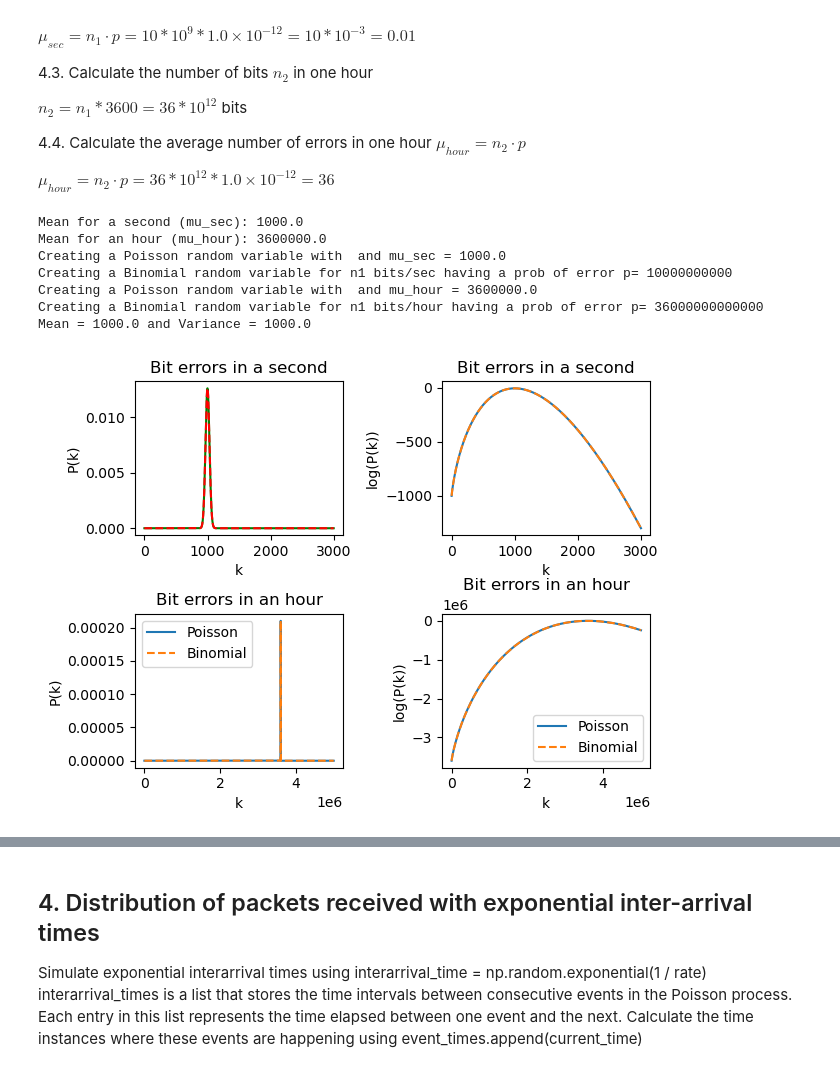
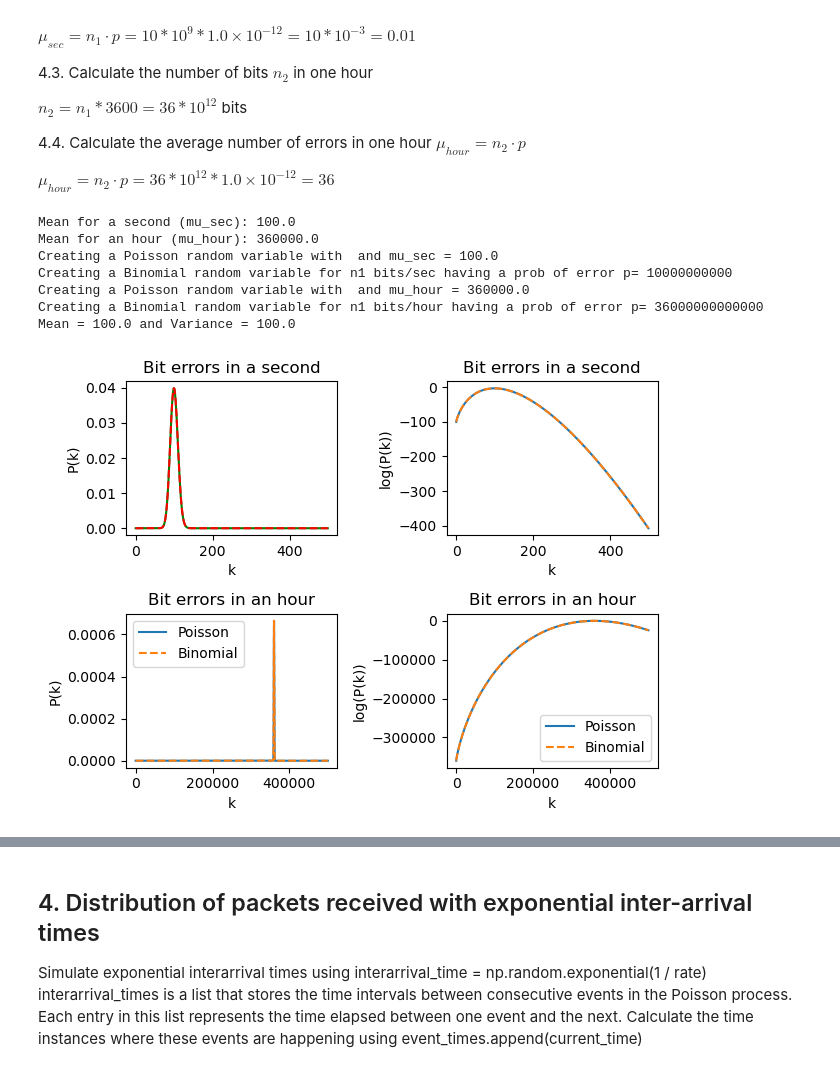
Before and after one commit to cpas0004/Monash2026, a Jupyter notebook: ECE4045/Labs/Lab 1/Lab 1_distributions Moodle_version-1_questions-Copy1.ipynb, the cells around one changed output, grey strips where cells are left out. Saved outputs shown, nothing was run; the diff lists cells and outputs as text; code cells hidden in the pictures.

```diff
--- a/ECE4045/Labs/Lab 1/Lab 1_distributions Moodle_version-1_questions-Copy1.ipynb
+++ b/ECE4045/Labs/Lab 1/Lab 1_distributions Moodle_version-1_questions-Copy1.ipynb
@@ -204,9 +223,9 @@ import matplotlib.pyplot as plt
 
 # User input for n and p
 # n = int(input("Enter the number of trials (n): "))
-n = 100
+n = 50
 # p = float(input("Enter the probability of success on each trial (p): "))
-p = 0.05
+p = 0.5
 
 
 # Creating a Binomial random variable with n and p
@@ -376,12 +395,16 @@ if __name__ == '__main__':
     # User inputs for n1, n2, and p
     # User inputs for n1, n2, and p
     # n1 = float(input("Enter the number of trials for a second (n1): "))
+
     n1 = 10 * 10**9
     # n2 = float(input("Enter the number of trials for an hour (n2): "))
     n2 = n1 * 3600
     # p = float(input("Enter the probability of success on each trial (p): "))
-    # p = 1e-12
-    p = 1e-7
+    p = 1e-8
+
+    # n1 = 10 * 5
+    # n2 = n1 * 3600
+    # p = 0.3
 
 
 
@@ -408,45 +431,45 @@ if __name__ == '__main__':
     # x = np.arange(0, 10)
     # x2 = np.arange(0, 50)
 
-    x = np.arange(0, 3000)
-    x2 = np.arange(0, 5000000)
+    x = np.arange(0, 500)
+    x2 = np.arange(0, 500000)
 
     # Create a 2 x 2 grid of subplots
     fig, axes = plt.subplots(nrows=2, ncols=2)
     axes[0,0].plot(x, rvp.pmf(x), "g-", x, rvb.pmf(x), "r--")
     axes[0,0].set_ylabel("P(k)")
     axes[0,0].set_xlabel("k")
     axes[0,0].set_title("Bit errors in a second")
 
     axes[0,1].plot(x, rvp.logpmf(x), "-", x, rvb.logpmf(x), "--")
     axes[0,1].set_ylabel("log(P(k))")
     axes[0,1].set_xlabel("k")
     axes[0,1].set_title("Bit errors in a second")
 
     axes[1,0].plot(x2, rvp2.pmf(x2), "-", label="Poisson")
     axes[1,0].plot(x2, rvb2.pmf(x2), "--", label="Binomial")
     axes[1,0].set_ylabel("P(k)")
     axes[1,0].set_xlabel("k")
     axes[1,0].set_title("Bit errors in an hour")
     axes[1,0].legend(loc=2)
 
     axes[1,1].plot(x2, rvp2.logpmf(x2), "-", label="Poisson")
     axes[1,1].plot(x2, rvb2.logpmf(x2),"--", label="Binomial")
     axes[1,1].set_ylabel("log(P(k))")
     axes[1,1].set_xlabel("k")
     axes[1,1].set_title("Bit errors in an hour")
     axes[1,1].legend(loc=4)
     fig.tight_layout()
     plt.show()
 # %% [output]
-Mean for a second (mu_sec): 1000.0
-Mean for an hour (mu_hour): 3600000.0
-Creating a Poisson random variable with  and mu_sec = 1000.0
+Mean for a second (mu_sec): 100.0
+Mean for an hour (mu_hour): 360000.0
+Creating a Poisson random variable with  and mu_sec = 100.0
 Creating a Binomial random variable for n1 bits/sec having a prob of error p= 10000000000
-Creating a Poisson random variable with  and mu_hour = 3600000.0
+Creating a Poisson random variable with  and mu_hour = 360000.0
 Creating a Binomial random variable for n1 bits/hour having a prob of error p= 36000000000000
-Mean = 1000.0 and Variance = 1000.0
+Mean = 100.0 and Variance = 100.0
-[figure, old version]
+[figure, new version]
 # %% [markdown]
 #### Questions
 4.5. Comment on the similarity/differences of the probability of bit error distributions obtained over a second and over an hour.
```
Also changed, not shown: parts of 7 cells of this notebook.
